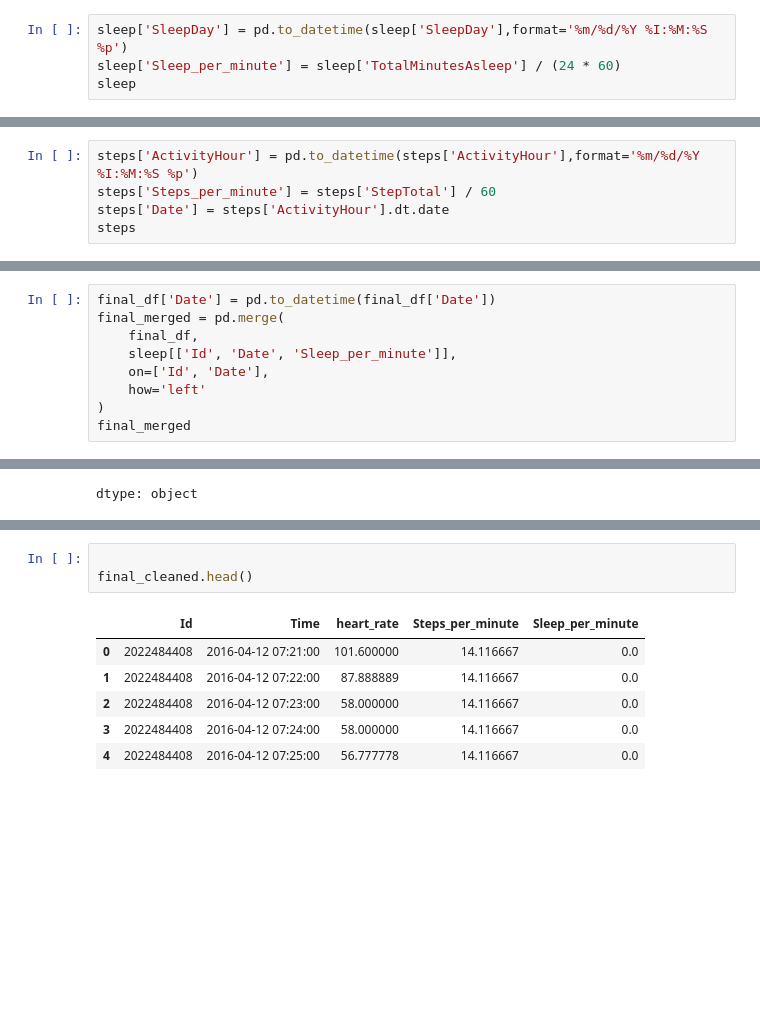
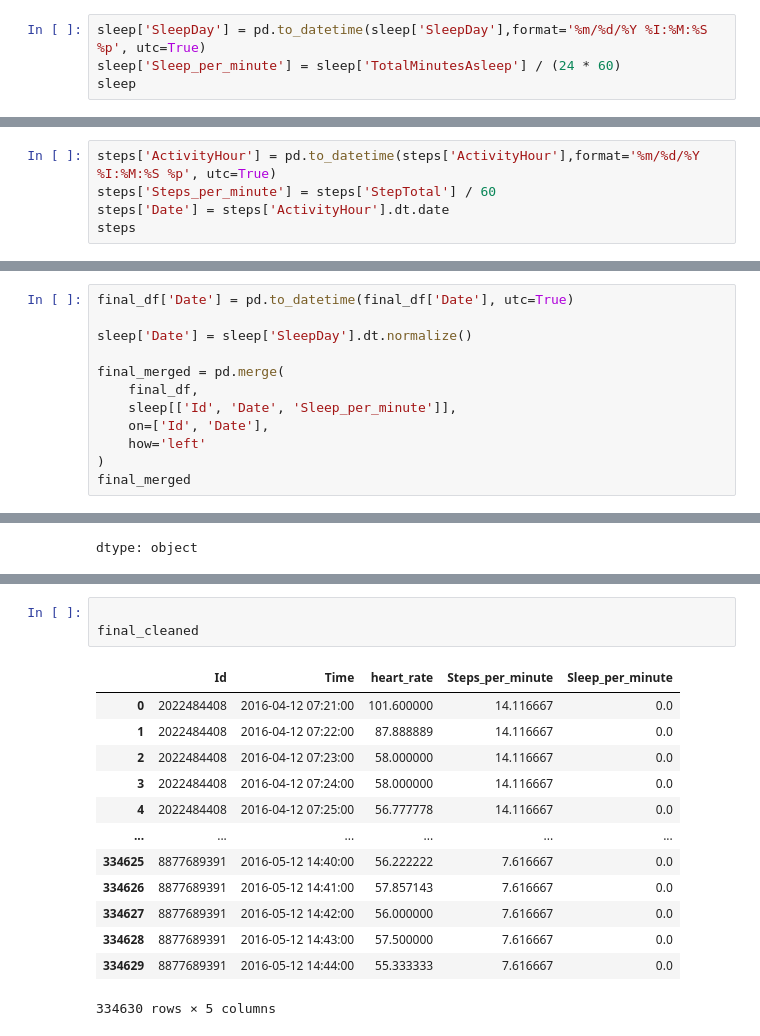
Before and after one commit to soumya0422/FitPulse-Health-Anomaly-Detection-from-Fitness-Devices-, a Jupyter notebook: preprocess.ipynb, the cells around one changed output, grey strips where cells are left out. Cells and saved outputs as stored; diff of their text form; blank space fills up the shorter version.

```diff
--- a/preprocess.ipynb
+++ b/preprocess.ipynb
@@ -61,7 +61,7 @@ sleep
 | 412 | 8792009665 | 5/4/2016 12:00:00 AM | 1 | 439 | 463 |
 413 rows × 5 columns
 # %%
-sleep['SleepDay'] = pd.to_datetime(sleep['SleepDay'],format='%m/%d/%Y %I:%M:%S %p')
+sleep['SleepDay'] = pd.to_datetime(sleep['SleepDay'],format='%m/%d/%Y %I:%M:%S %p', utc=True)
 sleep['Sleep_per_minute'] = sleep['TotalMinutesAsleep'] / (24 * 60)
 sleep
 # %% [output]
@@ -80,6 +80,6 @@ sleep
 413 rows × 6 columns
 # %%
-steps['ActivityHour'] = pd.to_datetime(steps['ActivityHour'],format='%m/%d/%Y %I:%M:%S %p')
+steps['ActivityHour'] = pd.to_datetime(steps['ActivityHour'],format='%m/%d/%Y %I:%M:%S %p', utc=True)
 steps['Steps_per_minute'] = steps['StepTotal'] / 60
 steps['Date'] = steps['ActivityHour'].dt.date
 steps
@@ -168,7 +168,10 @@ sleep
 | 412 | 8792009665 | 2016-05-04 | 1 | 439 | 463 | 0.304861 | 2016-05-04 |
 413 rows × 7 columns
 # %%
-final_df['Date'] = pd.to_datetime(final_df['Date'])
+final_df['Date'] = pd.to_datetime(final_df['Date'], utc=True)
+
+sleep['Date'] = sleep['SleepDay'].dt.normalize()
+
 final_merged = pd.merge(
     final_df,
     sleep[['Id', 'Date', 'Sleep_per_minute']],
@@ -297,11 +300,18 @@ final_cleaned.describe()
 | std | 1.936942e+09 | NaN | 16.565059 | 14.286503 | 0.154152 |
 # %%
 
-final_cleaned.head()
+final_cleaned
 # %% [output]
 |  | Id | Time | heart_rate | Steps_per_minute | Sleep_per_minute |
 | 0 | 2022484408 | 2016-04-12 07:21:00 | 101.600000 | 14.116667 | 0.0 |
 | 1 | 2022484408 | 2016-04-12 07:22:00 | 87.888889 | 14.116667 | 0.0 |
 | 2 | 2022484408 | 2016-04-12 07:23:00 | 58.000000 | 14.116667 | 0.0 |
 | 3 | 2022484408 | 2016-04-12 07:24:00 | 58.000000 | 14.116667 | 0.0 |
 | 4 | 2022484408 | 2016-04-12 07:25:00 | 56.777778 | 14.116667 | 0.0 |
+| ... | ... | ... | ... | ... | ... |
+| 334625 | 8877689391 | 2016-05-12 14:40:00 | 56.222222 | 7.616667 | 0.0 |
+| 334626 | 8877689391 | 2016-05-12 14:41:00 | 57.857143 | 7.616667 | 0.0 |
+| 334627 | 8877689391 | 2016-05-12 14:42:00 | 56.000000 | 7.616667 | 0.0 |
+| 334628 | 8877689391 | 2016-05-12 14:43:00 | 57.500000 | 7.616667 | 0.0 |
+| 334629 | 8877689391 | 2016-05-12 14:44:00 | 55.333333 | 7.616667 | 0.0 |
+334630 rows × 5 columns
```
Also changed, not shown: parts of 4 cells of this notebook.
